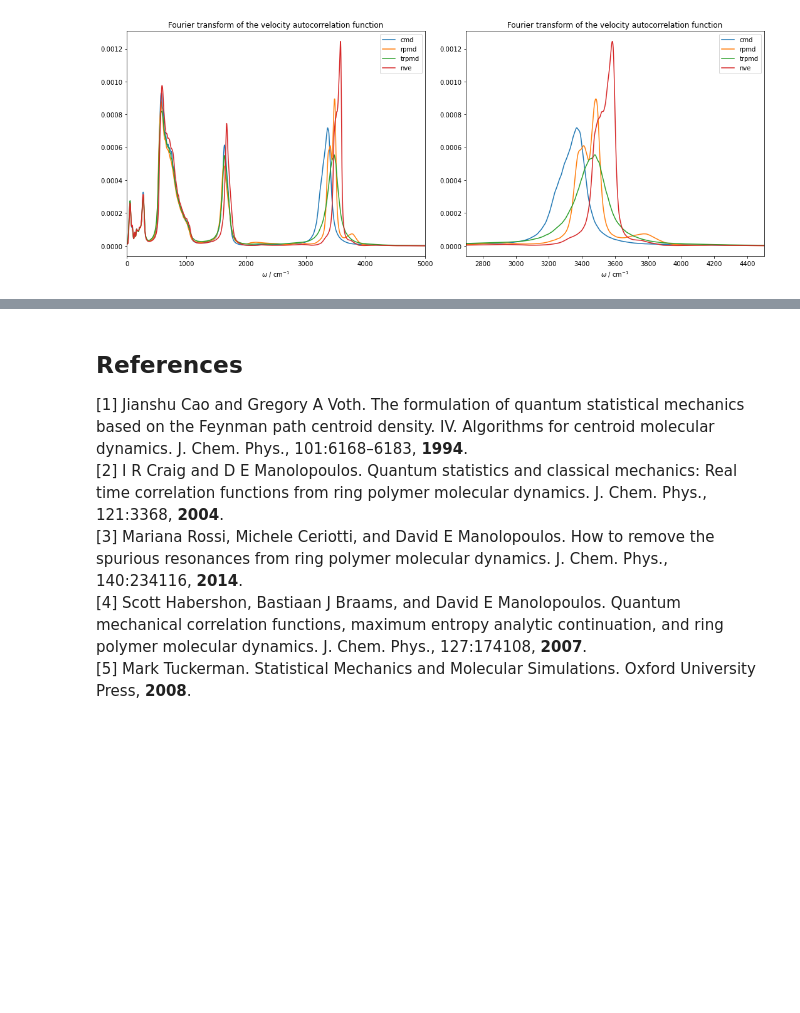
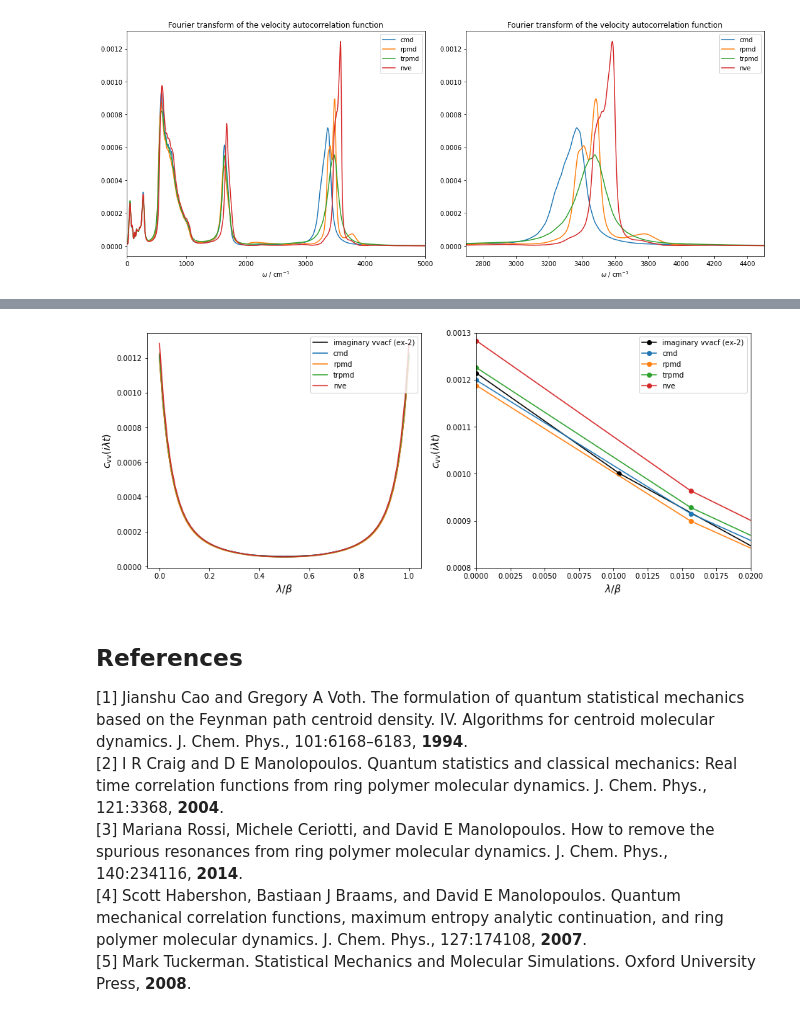
Before and after one commit to i-pi/tutorials-schools, a Jupyter notebook: day-3/day-3.ipynb, the cells around one changed output, grey strips where cells are left out. Drawn from its saved outputs; the diff is of its cells as text; code cells hidden in the pictures; blank space fills up the shorter version.

```diff
--- a/day-3/day-3.ipynb
+++ b/day-3/day-3.ipynb
@@ -72,9 +72,10 @@ To calculate the dipole of a water molecule in the TIP4PF potential, we swap the
 
 $$ r_M = \gamma\ r_O + (1-\gamma)\ \frac{r_{H_a}+r_{H_b}}{2} $$
 # %%
+number = 6
 # get the charges for the dipole calculation and store them in a dictionary
 chargedict = {}
-with open("charges.tip4pf") as f:
+with open("/home/epos/tutorials-schools/tutorial-3/ex-1/nve/dir_%d/charges.tip4pf"%number) as f:
     for line in f:
         (key, val) = line.split()
         chargedict[key] = float(val)
@@ -89,7 +90,7 @@ def M_pos(matrix,weights):
     return coordM
 # %%
 # opening the .xyz file and reading in the first frame
-ff = open("h2o-ice-nve.vc.xyz")
+ff = open("/home/epos/tutorials-schools/tutorial-3/ex-1/nve/dir_%d/h2o-ice-nve.vc.xyz"%number)
 rr = read_file_raw("xyz", ff)
 ndof = len(rr['data'])                   # number of entries read in in a frame (96*3*3 = 864)
 nspecies = int(ndof / 3)                 # number of atoms in the ice slab (96*3 = 288)
@@ -316,3 +351,31 @@ Are the imaginary functions reconstructed from different methods appreciably dif
+# %%
+methods = ['cmd', 'rpmd', 'trpmd', 'nve']
+imvacf = np.loadtxt('ex-2/precomputed-imvacf/conv.imvacf', usecols=(0,1))
+
+fig,(ax1,ax2) = plt.subplots(1,2, figsize=[15,6])
+ax1.plot(imvacf[:,0], imvacf[:,1], 'k-', label=r'imaginary vvacf (ex-2)')
+for mm in methods:
+    vv = np.loadtxt('ex-3/convergedspecs/%s.imvacf'%mm, usecols=(0,1))
+    ax1.plot(vv[:,0], vv[:,1], '-', label=r'%s'%mm)
+ax1.legend(loc='upper right')
+ax1.set_xlabel(r'$\lambda/\beta$', fontsize=14)
+ax1.set_ylabel(r'$c_\mathrm{vv}(i\lambda t)$', fontsize=14)
+
+
+# panel zoomed in on the tau=0 behaviour
+ax2.plot(imvacf[:,0], imvacf[:,1], 'ko-', label=r'imaginary vvacf (ex-2)')
+for mm in methods:
+    vv = np.loadtxt('ex-3/convergedspecs/%s.imvacf'%mm, usecols=(0,1))
+    ax2.plot(vv[:,0], vv[:,1], '-o', label=r'%s'%mm)
+
+ax2.legend()
+ax2.set_xlim([0.,0.02])
+ax2.set_ylim([0.0008,0.0013])
+ax2.set_xlabel(r'$\lambda/\beta$', fontsize=14)
+ax2.set_ylabel(r'$c_\mathrm{vv}(i\lambda t)$', fontsize=14)
+plt.show()
+# %% [output]
+[figure, added]
 # %% [markdown]
 <h2>References</h2>
 [1] Jianshu Cao and Gregory A Voth. The formulation of quantum statistical mechanics based on the Feynman path centroid density. IV. Algorithms for centroid molecular dynamics. J.  Chem. Phys., 101:6168–6183, <strong>1994</strong>. <br>
```
Also changed, not shown: parts of 9 cells of this notebook.
